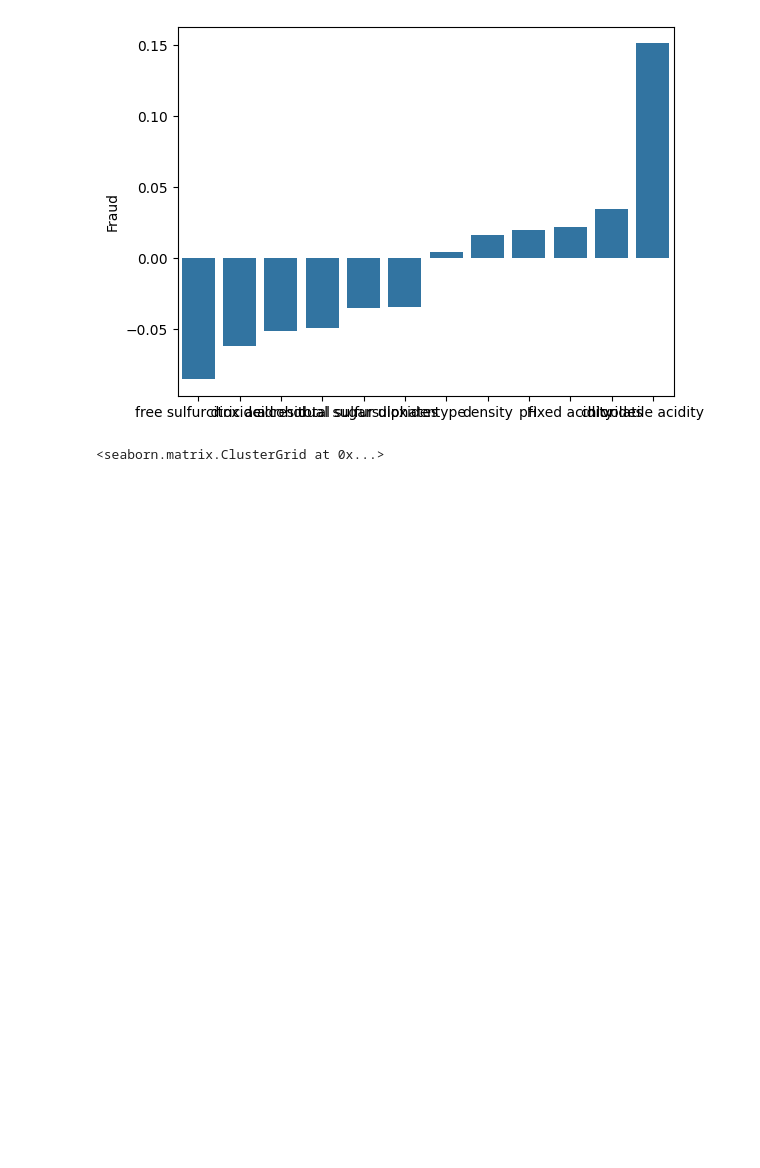
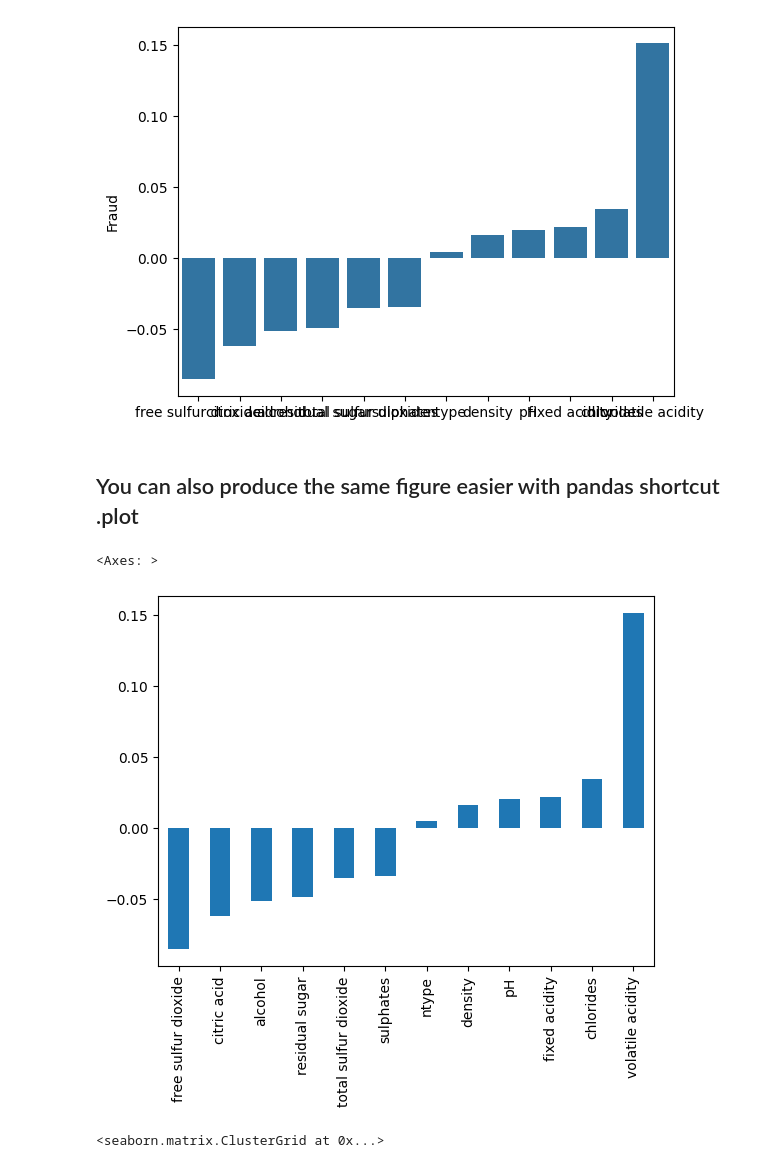
Before and after one commit to manuelvigarcia/python4ml_ds, a Jupyter notebook: resources/Notes/SupportVectorMachines/SupportVectorMachines_ProjectExercise.ipynb, the cells around one changed output. Saved outputs shown, nothing was run; the diff lists cells and outputs as text; code cells hidden in the pictures; blank space fills up the shorter version.

```diff
--- a/resources/Notes/SupportVectorMachines/SupportVectorMachines_ProjectExercise.ipynb
+++ b/resources/Notes/SupportVectorMachines/SupportVectorMachines_ProjectExercise.ipynb
@@ -112,6 +112,13 @@ sns.barplot(correlations['Fraud'].drop('Fraud',axis=0).sort_values())
 # %% [output]
 <Axes: ylabel='Fraud'>
 [figure]
+# %% [markdown]
+## You can also produce the same figure easier with pandas shortcut .plot
+# %%
+correlations['Fraud'].drop('Fraud',axis=0).sort_values().plot(kind='bar')
+# %% [output]
+<Axes: >
+[figure, added]
 # %%
 sns.clustermap(data=correlations,annot=False,cmap='viridis')
 # %% [output]
```
Also changed, not shown: 1 other file.
